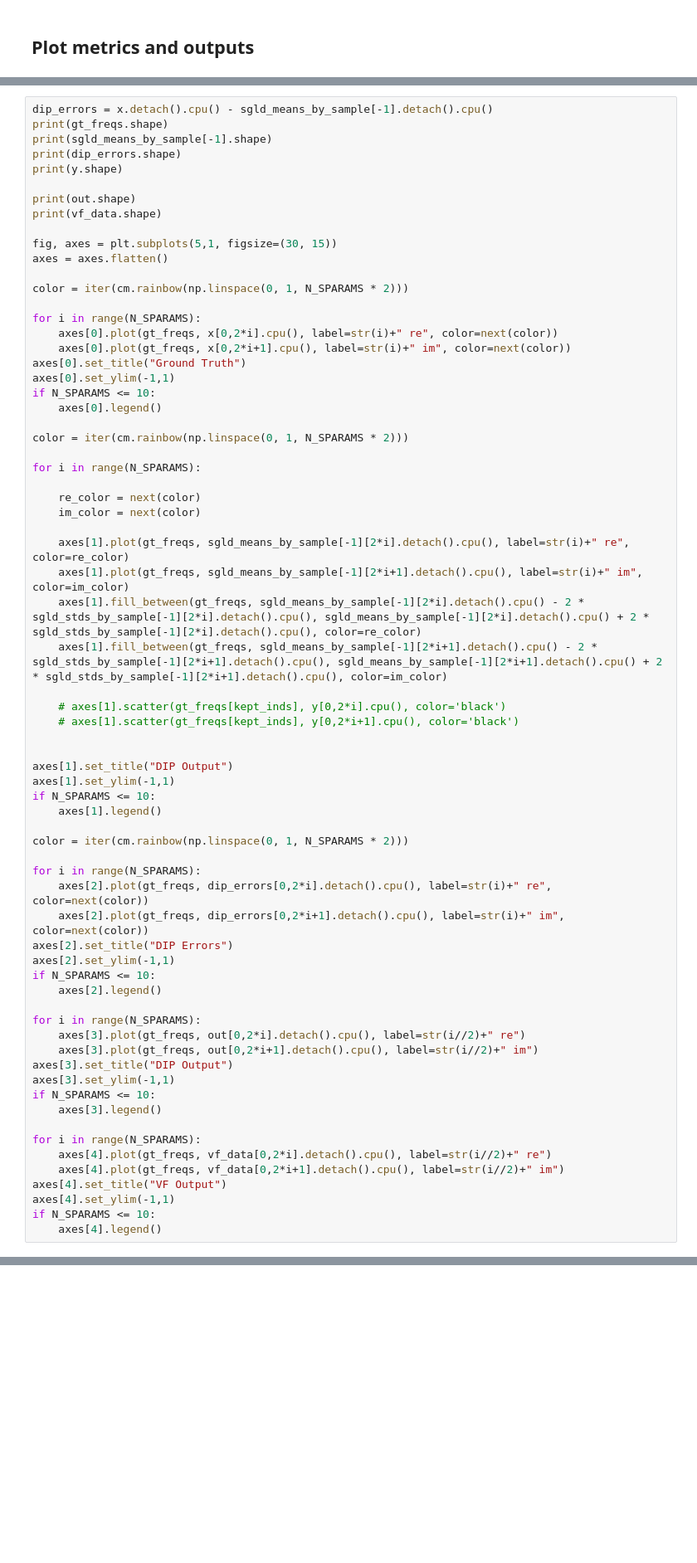
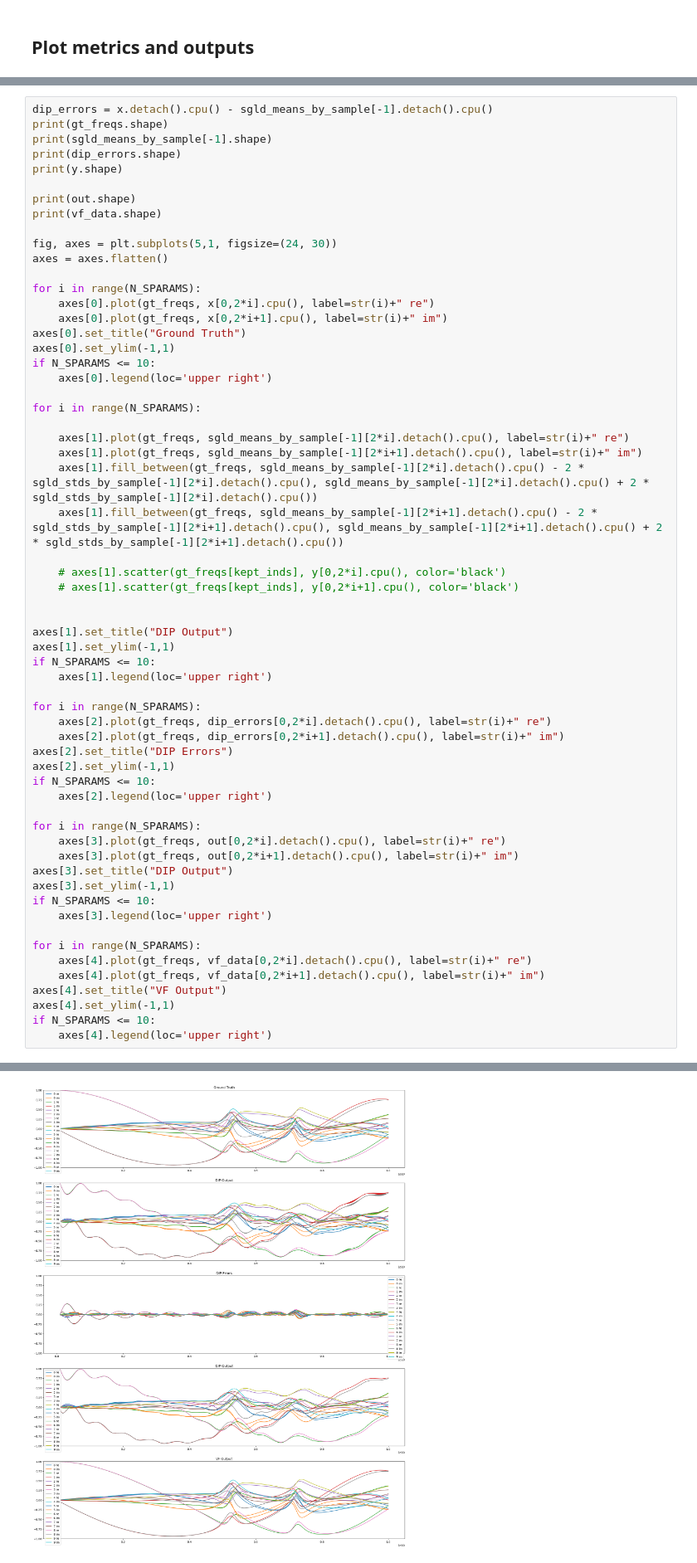
Before and after one commit to VarunGorti/CurveFitting-DIP, a Jupyter notebook: baseline/RESUNET_V4-baseline10.ipynb, the cells around one changed output, grey strips where cells are left out. Shown at 83% size. Cells and saved outputs as stored; diff of their text form; blank space fills up the shorter version.

```diff
--- a/baseline/RESUNET_V4-baseline10.ipynb
+++ b/baseline/RESUNET_V4-baseline10.ipynb
@@ -558,30 +606,23 @@ print(y.shape)
 print(out.shape)
 print(vf_data.shape)
 
-fig, axes = plt.subplots(5,1, figsize=(30, 15))
+fig, axes = plt.subplots(5,1, figsize=(24, 30))
 axes = axes.flatten()
 
-color = iter(cm.rainbow(np.linspace(0, 1, N_SPARAMS * 2)))
-
 for i in range(N_SPARAMS):
-    axes[0].plot(gt_freqs, x[0,2*i].cpu(), label=str(i)+" re", color=next(color))
-    axes[0].plot(gt_freqs, x[0,2*i+1].cpu(), label=str(i)+" im", color=next(color))
+    axes[0].plot(gt_freqs, x[0,2*i].cpu(), label=str(i)+" re")
+    axes[0].plot(gt_freqs, x[0,2*i+1].cpu(), label=str(i)+" im")
 axes[0].set_title("Ground Truth")
 axes[0].set_ylim(-1,1)
 if N_SPARAMS <= 10:
-    axes[0].legend()
-
-color = iter(cm.rainbow(np.linspace(0, 1, N_SPARAMS * 2)))
+    axes[0].legend(loc='upper right')
 
 for i in range(N_SPARAMS):
 
-    re_color = next(color)
-    im_color = next(color)
-
-    axes[1].plot(gt_freqs, sgld_means_by_sample[-1][2*i].detach().cpu(), label=str(i)+" re", color=re_color)
-    axes[1].plot(gt_freqs, sgld_means_by_sample[-1][2*i+1].detach().cpu(), label=str(i)+" im", color=im_color)
-    axes[1].fill_between(gt_freqs, sgld_means_by_sample[-1][2*i].detach().cpu() - 2 * sgld_stds_by_sample[-1][2*i].detach().cpu(), sgld_means_by_sample[-1][2*i].detach().cpu() + 2 * sgld_stds_by_sample[-1][2*i].detach().cpu(), color=re_color)
-    axes[1].fill_between(gt_freqs, sgld_means_by_sample[-1][2*i+1].detach().cpu() - 2 * sgld_stds_by_sample[-1][2*i+1].detach().cpu(), sgld_means_by_sample[-1][2*i+1].detach().cpu() + 2 * sgld_stds_by_sample[-1][2*i+1].detach().cpu(), color=im_color)
+    axes[1].plot(gt_freqs, sgld_means_by_sample[-1][2*i].detach().cpu(), label=str(i)+" re")
+    axes[1].plot(gt_freqs, sgld_means_by_sample[-1][2*i+1].detach().cpu(), label=str(i)+" im")
+    axes[1].fill_between(gt_freqs, sgld_means_by_sample[-1][2*i].detach().cpu() - 2 * sgld_stds_by_sample[-1][2*i].detach().cpu(), sgld_means_by_sample[-1][2*i].detach().cpu() + 2 * sgld_stds_by_sample[-1][2*i].detach().cpu())
+    axes[1].fill_between(gt_freqs, sgld_means_by_sample[-1][2*i+1].detach().cpu() - 2 * sgld_stds_by_sample[-1][2*i+1].detach().cpu(), sgld_means_by_sample[-1][2*i+1].detach().cpu() + 2 * sgld_stds_by_sample[-1][2*i+1].detach().cpu())
 
     # axes[1].scatter(gt_freqs[kept_inds], y[0,2*i].cpu(), color='black')
     # axes[1].scatter(gt_freqs[kept_inds], y[0,2*i+1].cpu(), color='black')
@@ -590,30 +631,29 @@ for i in range(N_SPARAMS):
 axes[1].set_title("DIP Output")
 axes[1].set_ylim(-1,1)
 if N_SPARAMS <= 10:
-    axes[1].legend()
-
-color = iter(cm.rainbow(np.linspace(0, 1, N_SPARAMS * 2)))
+    axes[1].legend(loc='upper right')
 
 for i in range(N_SPARAMS):
-    axes[2].plot(gt_freqs, dip_errors[0,2*i].detach().cpu(), label=str(i)+" re", color=next(color))
-    axes[2].plot(gt_freqs, dip_errors[0,2*i+1].detach().cpu(), label=str(i)+" im", color=next(color))
+    axes[2].plot(gt_freqs, dip_errors[0,2*i].detach().cpu(), label=str(i)+" re")
+    axes[2].plot(gt_freqs, dip_errors[0,2*i+1].detach().cpu(), label=str(i)+" im")
 axes[2].set_title("DIP Errors")
 axes[2].set_ylim(-1,1)
 if N_SPARAMS <= 10:
-    axes[2].legend()
+    axes[2].legend(loc='upper right')
 
 for i in range(N_SPARAMS):
-    axes[3].plot(gt_freqs, out[0,2*i].detach().cpu(), label=str(i//2)+" re")
-    axes[3].plot(gt_freqs, out[0,2*i+1].detach().cpu(), label=str(i//2)+" im")
+    axes[3].plot(gt_freqs, out[0,2*i].detach().cpu(), label=str(i)+" re")
+    axes[3].plot(gt_freqs, out[0,2*i+1].detach().cpu(), label=str(i)+" im")
 axes[3].set_title("DIP Output")
 axes[3].set_ylim(-1,1)
 if N_SPARAMS <= 10:
-    axes[3].legend()
+    axes[3].legend(loc='upper right')
 
 for i in range(N_SPARAMS):
-    axes[4].plot(gt_freqs, vf_data[0,2*i].detach().cpu(), label=str(i//2)+" re")
-    axes[4].plot(gt_freqs, vf_data[0,2*i+1].detach().cpu(), label=str(i//2)+" im")
+    axes[4].plot(gt_freqs, vf_data[0,2*i].detach().cpu(), label=str(i)+" re")
+    axes[4].plot(gt_freqs, vf_data[0,2*i+1].detach().cpu(), label=str(i)+" im")
 axes[4].set_title("VF Output")
 axes[4].set_ylim(-1,1)
 if N_SPARAMS <= 10:
-    axes[4].legend()
+    axes[4].legend(loc='upper right')
+# %% [output]
@@ -620,3 +666,4 @@ if N_SPARAMS <= 10:
+[figure, added]
 # %%
 torch.set_printoptions(threshold=100000)
 print(sgld_stds_by_sample[-1])
```
Also changed, not shown: parts of 11 cells of this notebook, 7 other files.
